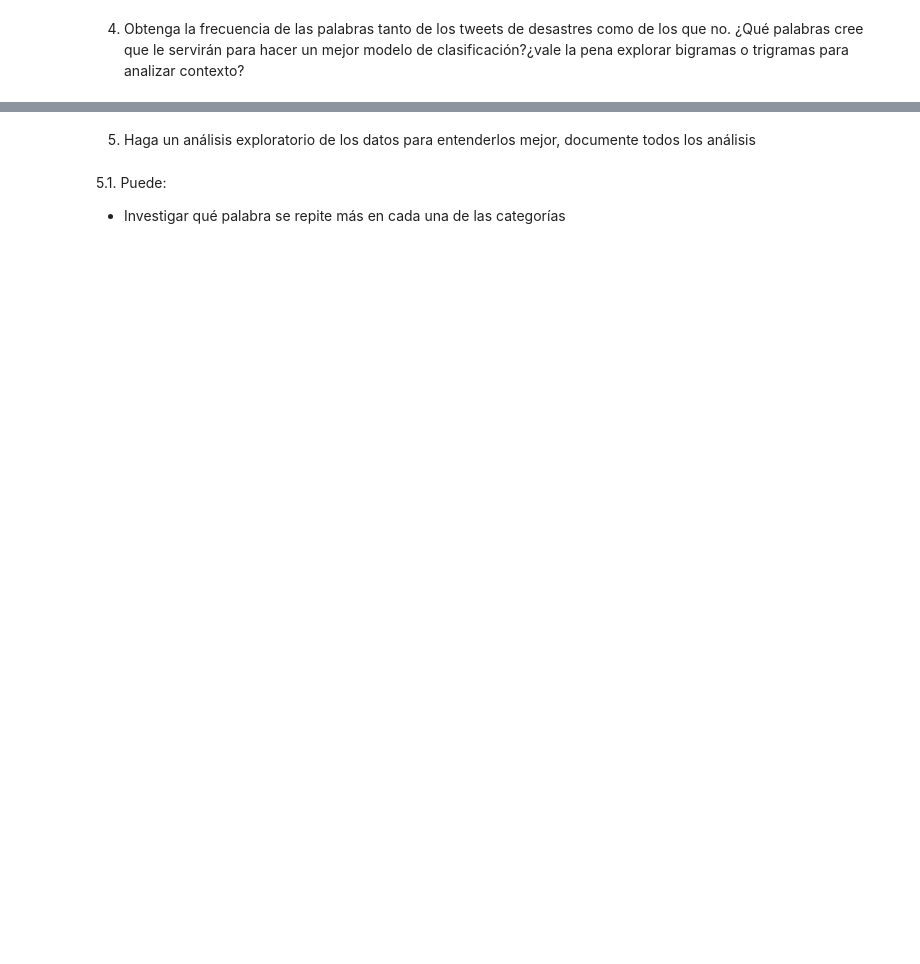
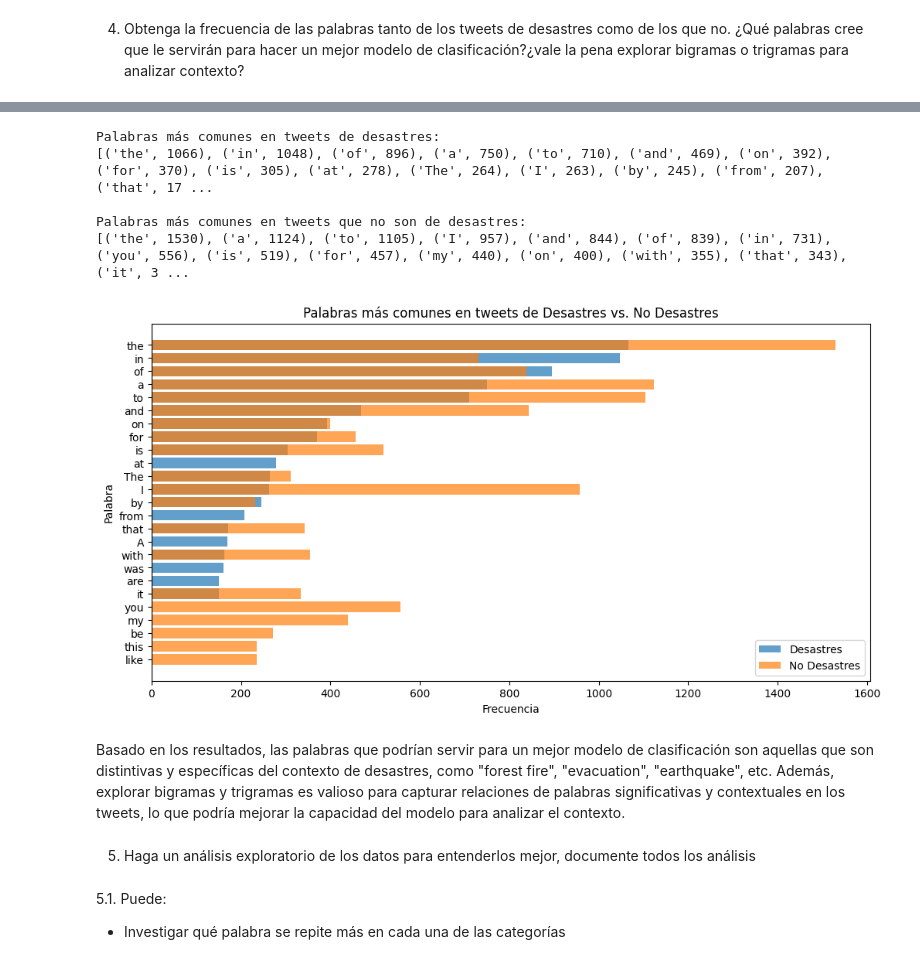
Before and after one commit to CristopherBarrios/Lab4-ClasificacionDeTweetsUsandoMineriaDeTexto-DataScience, a Jupyter notebook: mineriaDeTexto.ipynb, the cells around one changed output, grey strips where cells are left out. Drawn from its saved outputs; the diff is of its cells as text; code cells hidden in the pictures; blank space fills up the shorter version.

```diff
--- a/mineriaDeTexto.ipynb
+++ b/mineriaDeTexto.ipynb
@@ -144,0 +144,13 @@ si quitar o no el 911).
+# %%
+import pandas as pd
+import re
+
+# Crear una función para preprocesar el texto
+def preprocesar_texto(texto):
+    return re.sub(r'\d+', '', texto.lower())
+
+# Suponiendo que ya tienes un DataFrame llamado 'df' con una columna 'text'
+df['texto_preprocesado'] = df['text'].apply(preprocesar_texto)
+
+# Mostrar las primeras filas para ver los cambios
+df[['text', 'texto_preprocesado']].head()
@@ -155,3 +216,50 @@ bigramas o trigramas para analizar contexto?
+# %%
+import pandas as pd
+from collections import Counter
+import matplotlib.pyplot as plt
+
+
+# Obtener la frecuencia de palabras para tweets de desastres (target = 1)
+disaster_tweets = df[df['target'] == 1]['text']
+
+# Obtener la frecuencia de palabras para tweets que no son de desastres (target = 0)
+non_disaster_tweets = df[df['target'] == 0]['text']
+
+# Tokenizar y contar palabras en tweets de desastres
+disaster_words = ' '.join(disaster_tweets).split()
+disaster_word_frequency = Counter(disaster_words)
+
+# Tokenizar y contar palabras en tweets que no son de desastres
+non_disaster_words = ' '.join(non_disaster_tweets).split()
+non_disaster_word_frequency = Counter(non_disaster_words)
+
+# Imprimir las 20 palabras más comunes en tweets de desastres
+print("Palabras más comunes en tweets de desastres:")
+print(disaster_word_frequency.most_common(20))
+
+# Imprimir las 20 palabras más comunes en tweets que no son de desastres
+print("\nPalabras más comunes en tweets que no son de desastres:")
+print(non_disaster_word_frequency.most_common(20))
+
+# Graficar las 20 palabras más comunes en ambos grupos
+plt.figure(figsize=(12, 6))
+plt.barh(*zip(*disaster_word_frequency.most_common(20)), label='Desastres', alpha=0.7)
+plt.barh(*zip(*non_disaster_word_frequency.most_common(20)), label='No Desastres', alpha=0.7)
+plt.xlabel('Frecuencia')
+plt.ylabel('Palabra')
+plt.title('Palabras más comunes en tweets de Desastres vs. No Desastres')
+plt.legend()
+plt.gca().invert_yaxis()
+plt.show()
+# %% [output]
+Palabras más comunes en tweets de desastres:
+[('the', 1066), ('in', 1048), ('of', 896), ('a', 750), ('to', 710), ('and', 469), ('on', 392), ('for', 370), ('is', 305), ('at', 278), ('The', 264), ('I', 263), ('by', 245), ('from', 207), ('that', 17 ...
+
+Palabras más comunes en tweets que no son de desastres:
+[('the', 1530), ('a', 1124), ('to', 1105), ('I', 957), ('and', 844), ('of', 839), ('in', 731), ('you', 556), ('is', 519), ('for', 457), ('my', 440), ('on', 400), ('with', 355), ('that', 343), ('it', 3 ...
+[figure, added]
+# %% [markdown]
+Basado en los resultados, las palabras que podrían servir para un mejor modelo de clasificación son aquellas que son distintivas y específicas del contexto de desastres, como "forest fire", "evacuation", "earthquake", etc. Además, explorar bigramas y trigramas es valioso para capturar relaciones de palabras significativas y contextuales en los tweets, lo que podría mejorar la capacidad del modelo para analizar el contexto.
 # %% [markdown]
 5. Haga un análisis exploratorio de los datos para entenderlos mejor, documente todos los análisis
 # %% [markdown]
```
Also changed, not shown: parts of 23 cells of this notebook, 2 other files.
